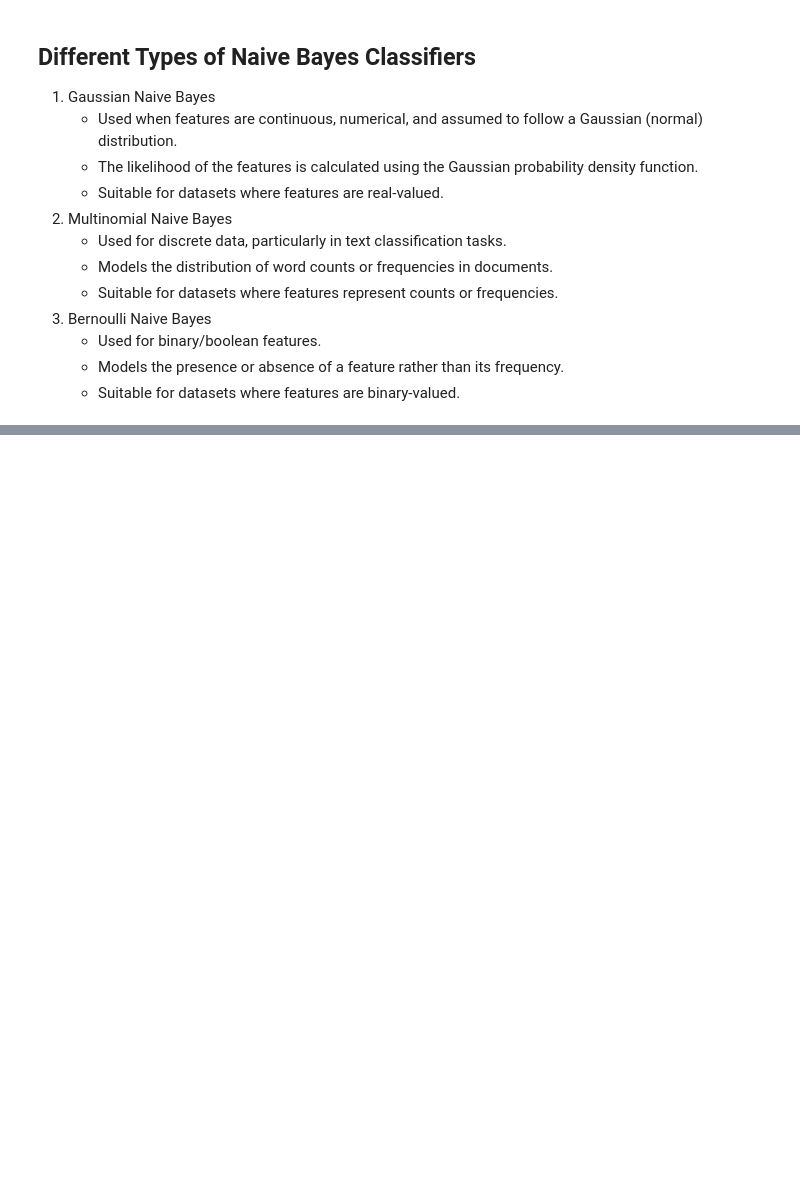
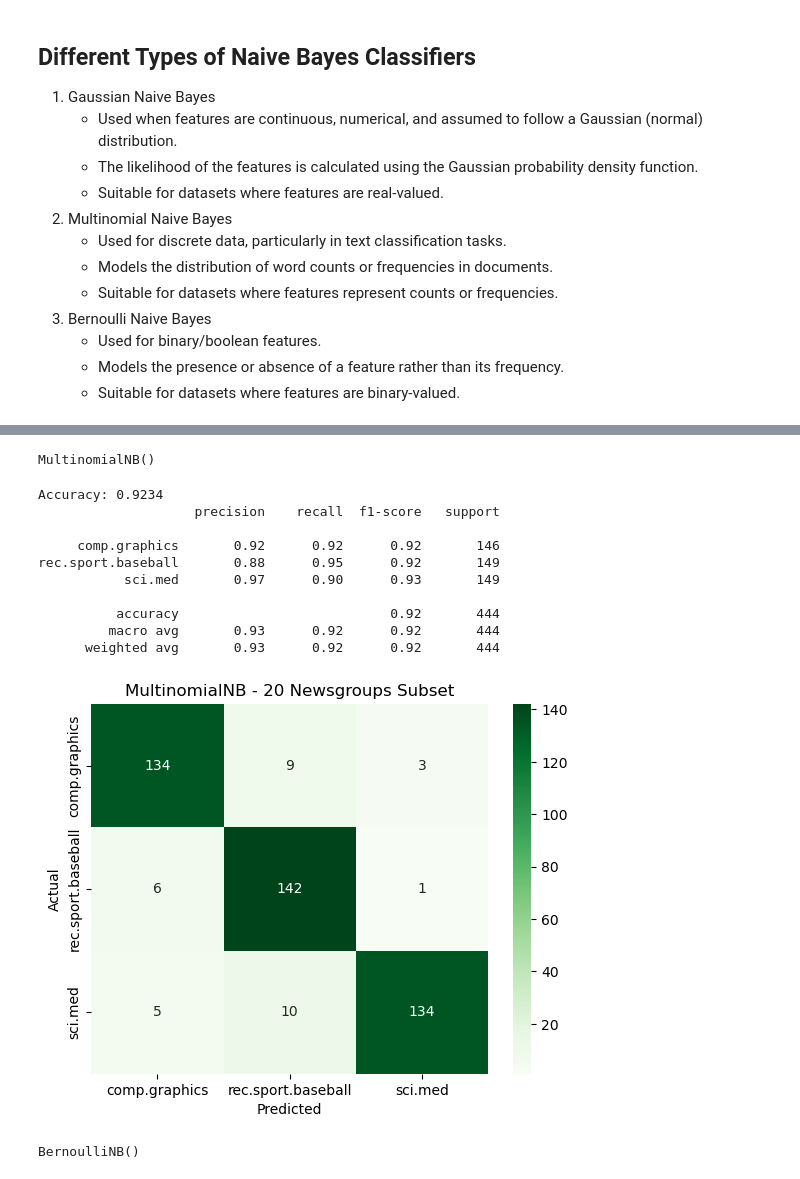
Before and after one commit to himadree-chaudhury/AI-ML-Foundation, a Jupyter notebook: Supervised Learning/module_16.ipynb, the cells around one changed output, grey strips where cells are left out. Cells and saved outputs as stored; diff of their text form; code cells hidden in the pictures; blank space fills up the shorter version.

```diff
--- a/Supervised Learning/module_16.ipynb
+++ b/Supervised Learning/module_16.ipynb
@@ -111,0 +177,57 @@ y = data.target
+# %%
+from sklearn.model_selection import train_test_split
+from sklearn.feature_extraction.text import CountVectorizer
+from sklearn.naive_bayes import MultinomialNB
+
+X_train_text, X_test_text, y_train_text, y_test_text = train_test_split(
+    df_news['text'], df_news['label'], test_size=0.25, random_state=42, stratify=df_news['label']
+)   # Stratify to toke equal class in test
+
+vectorizer_news = CountVectorizer(stop_words='english', max_features=3000)      # Limit features to 3000 and stop word to avoid common words like 'is', 'the', 'a' etc.
+X_train_counts = vectorizer_news.fit_transform(X_train_text)
+X_test_counts = vectorizer_news.transform(X_test_text)
+
+mnb_news = MultinomialNB()
+mnb_news.fit(X_train_counts, y_train_text)
+# %% [output]
+MultinomialNB()
+# %%
+y_news_pred = mnb_news.predict(X_test_counts)
+acc_news = accuracy_score(y_test_text, y_news_pred)
+print(f"Accuracy: {acc_news:.4f}")
+print(classification_report(y_test_text, y_news_pred,
+                            target_names=newsgroups.target_names))
+
+cm_news = confusion_matrix(y_test_text, y_news_pred)
+
+sns.heatmap(cm_news, annot=True, fmt='d', cmap='Greens',
+            xticklabels=newsgroups.target_names,
+            yticklabels=newsgroups.target_names)
+plt.xlabel('Predicted')
+plt.ylabel('Actual')
+plt.title('MultinomialNB - 20 Newsgroups Subset')
+plt.show()
+# %% [output]
+Accuracy: 0.9234
+                    precision    recall  f1-score   support
+
+     comp.graphics       0.92      0.92      0.92       146
+rec.sport.baseball       0.88      0.95      0.92       149
+           sci.med       0.97      0.90      0.93       149
+
+          accuracy                           0.92       444
+         macro avg       0.93      0.92      0.92       444
+      weighted avg       0.93      0.92      0.92       444
+[figure, added]
+# %%
+# Bernoulli Naive Bayes
+from sklearn.naive_bayes import BernoulliNB
+
+vectorizer_bin = CountVectorizer(binary=True)   # binary=True so it counts presence/absence rather than frequency
+X_train_bin = vectorizer_bin.fit_transform(X_train_text)
+X_test_bin = vectorizer_bin.transform(X_test_text)
+
+bnb = BernoulliNB()
+bnb.fit(X_train_bin, y_train_text)
+# %% [output]
+BernoulliNB()
```
Also changed, not shown: parts of 4 cells of this notebook, 1 other file.
